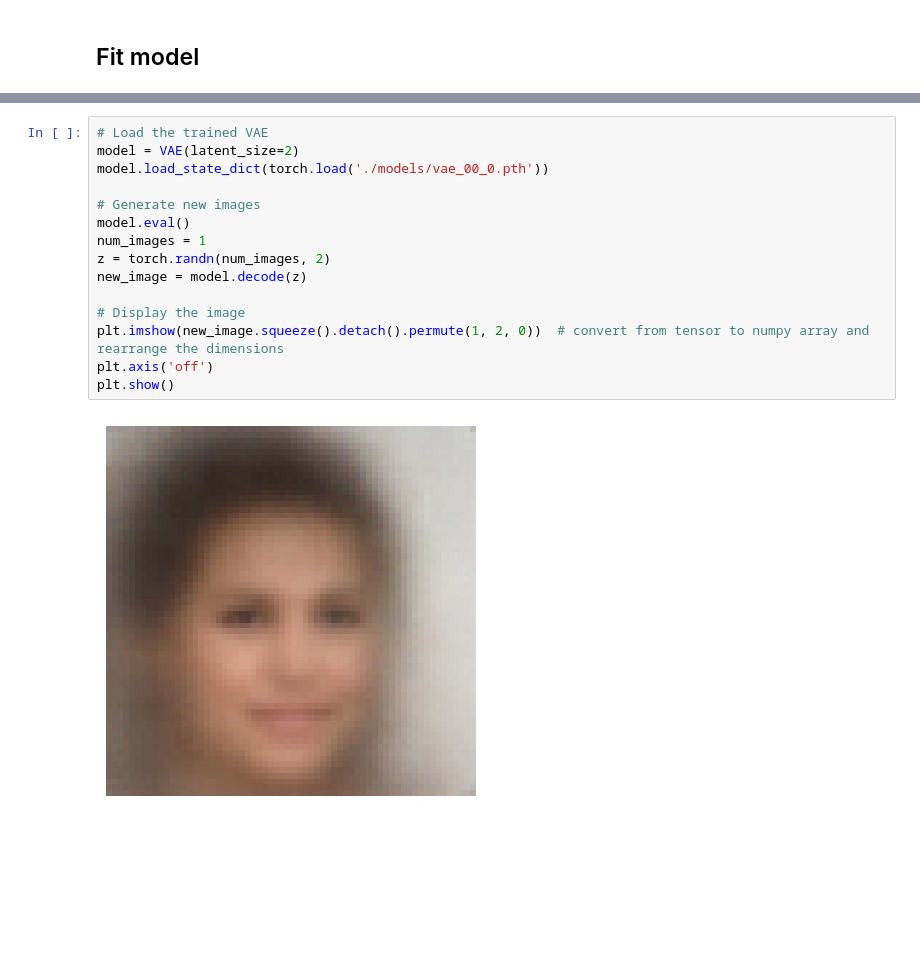
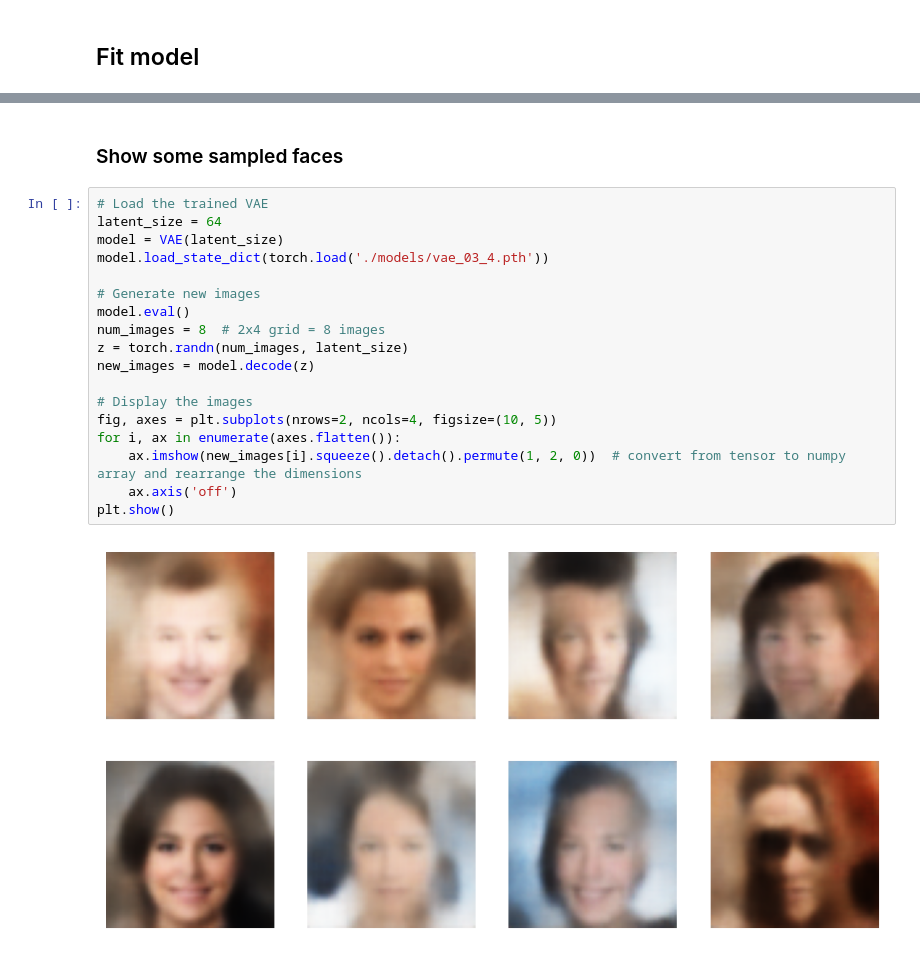
Before and after one commit to drewdahlquist/CS8770, a Jupyter notebook: final/main.ipynb, the cells around one changed output, grey strips where cells are left out. Cells and saved outputs as stored; diff of their text form; blank space fills up the shorter version.

```diff
--- a/final/main.ipynb
+++ b/final/main.ipynb
@@ -158,17 +191,22 @@ Epoch [1/1], Step [10/1272], Loss: 8642.1260
+# %% [markdown]
+### Show some sampled faces
 # %%
 # Load the trained VAE
-model = VAE(latent_size=2)
-model.load_state_dict(torch.load('./models/vae_00_0.pth'))
+latent_size = 64
+model = VAE(latent_size)
+model.load_state_dict(torch.load('./models/vae_03_4.pth'))
 
 # Generate new images
 model.eval()
-num_images = 1
-z = torch.randn(num_images, 2)
-new_image = model.decode(z)
+num_images = 8  # 2x4 grid = 8 images
+z = torch.randn(num_images, latent_size)
+new_images = model.decode(z)
 
-# Display the image
-plt.imshow(new_image.squeeze().detach().permute(1, 2, 0))  # convert from tensor to numpy array and rearrange the dimensions
-plt.axis('off')
+# Display the images
+fig, axes = plt.subplots(nrows=2, ncols=4, figsize=(10, 5))
+for i, ax in enumerate(axes.flatten()):
+    ax.imshow(new_images[i].squeeze().detach().permute(1, 2, 0))  # convert from tensor to numpy array and rearrange the dimensions
+    ax.axis('off')
 plt.show()
 # %% [output]
-[figure, old version]
+[figure, new version]
```
Also changed, not shown: parts of 16 cells of this notebook.
